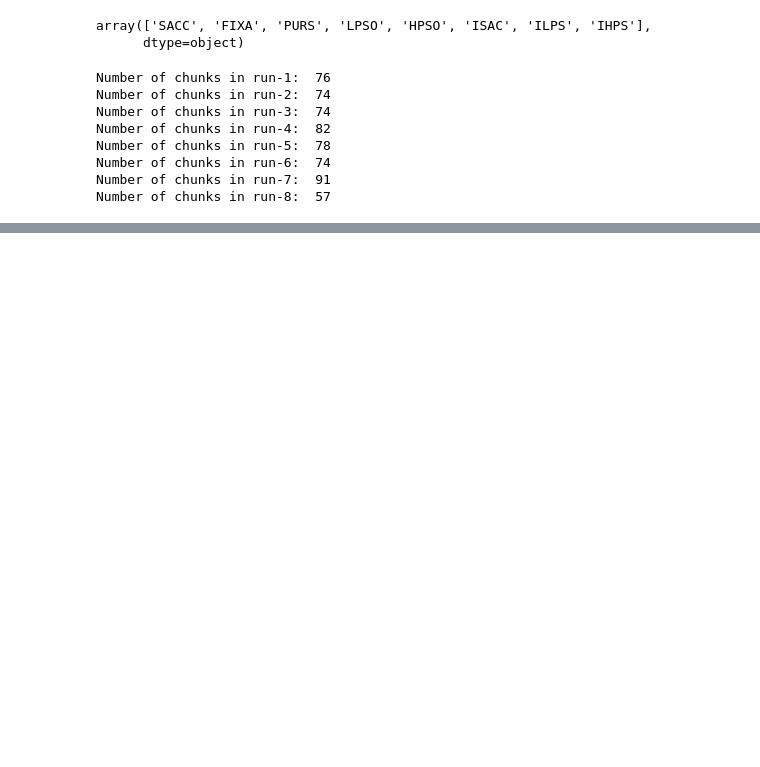
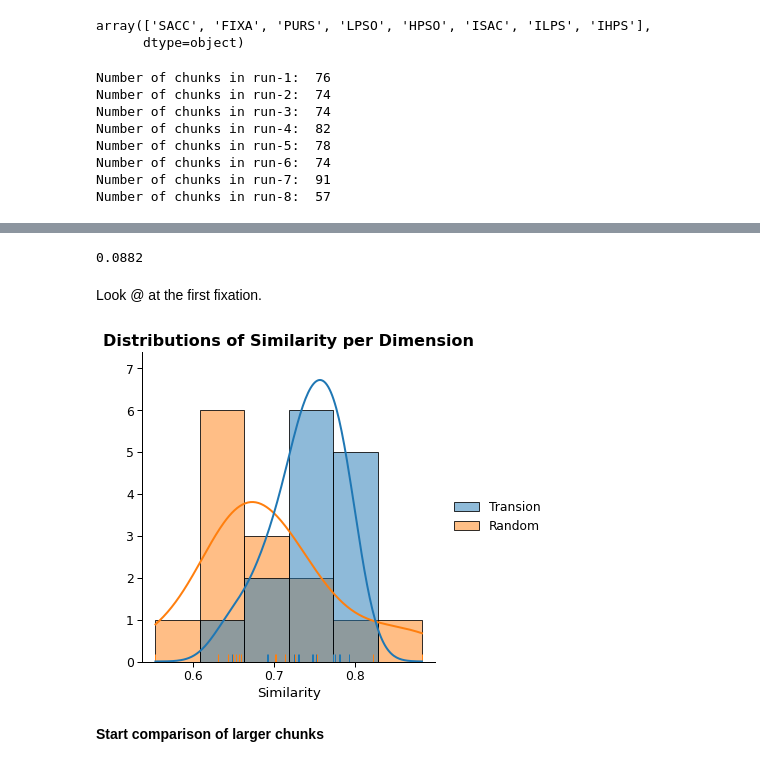
Before and after one commit to nimarek/eye_mri, a Jupyter notebook: eye_simi.ipynb, the cells around one changed output, grey strips where cells are left out. Saved outputs shown, nothing was run; the diff lists cells and outputs as text; code cells hidden in the pictures; blank space fills up the shorter version.

```diff
--- a/eye_simi.ipynb
+++ b/eye_simi.ipynb
@@ -291,0 +164,4 @@ sns.clustermap(gower_eye_matrix(chunk_train_data[(chunk_train_data['subject'] ==
+# %%
+annotation = pd.read_csv('~/Desktop/studyforrest_project/ds000113/code/studyforrest-data-annotations/researchcut/locations.tsv',
+                   sep='\t')
+annotation
@@ -291,0 +235,9 @@ sns.clustermap(gower_eye_matrix(chunk_train_data[(chunk_train_data['subject'] ==
+# %%
+scene_trans_sim = []
+scene_index = 1
+
+for sub in sub_train_list:
+    a=mmg.remodnav_reader(scene_trans_dir + f'/scene-trans-{scene_index}_sub-22.tsv', screensize=screen_size)
+    b=mmg.remodnav_reader(scene_trans_dir + f'/scene-trans-{scene_index}_sub-{sub}.tsv', screensize=screen_size)
+    print(mmg.docomparison(a, b, screensize=screen_size))
+    scene_trans_sim.append(mmg.docomparison(a, b, screensize=screen_size))
@@ -291,0 +260,14 @@ sns.clustermap(gower_eye_matrix(chunk_train_data[(chunk_train_data['subject'] ==
+# %%
+scene_rnd_sim = []
+
+for sub in sub_train_list:
+    a=mmg.remodnav_reader(scene_rnd_dir + f'/scene-rnd-{scene_index}_sub-22.tsv', screensize=screen_size)
+    b=mmg.remodnav_reader(scene_rnd_dir + f'/scene-rnd-{scene_index}_sub-{sub}.tsv', screensize=screen_size)
+    scene_rnd_sim.append(mmg.docomparison(a, b, screensize=screen_size))
+# %%
+# create pandas df from lists, drop first row
+pos_trans=[position[1] for position in scene_trans_sim]
+pos_rnd=[position[1] for position in scene_rnd_sim]
+
+pos_df = pd.DataFrame(list(zip(pos_trans, pos_rnd)), columns=['Transion', 'Random']).drop([0])
+pos_df
@@ -291,0 +290,20 @@ sns.clustermap(gower_eye_matrix(chunk_train_data[(chunk_train_data['subject'] ==
+# %%
+p_value = permutation_test(pos_df['Transion'], pos_df['Random'],
+                           method='approximate',
+                           num_rounds=10000,
+                           seed=0)
+print(p_value)
+# %% [output]
+0.0882
+# %% [markdown]
+Look @ at the first fixation.
+# %%
+sns.set_context('paper', rc={"lines.linewidth": 2}, font_scale=1.4)
+ax = sns.displot(pos_df, kde=True, rug=True)
+ax.set(xlabel='Similarity', ylabel=' ')
+#x.set(xlim=(0, 1.0))
+plt.title('Distributions of Similarity per Dimension', weight='bold').set_fontsize('16')
+# %% [output]
+[figure, added]
+# %% [markdown]
+**Start comparison of larger chunks**
```
Also changed, not shown: parts of 27 cells of this notebook.
